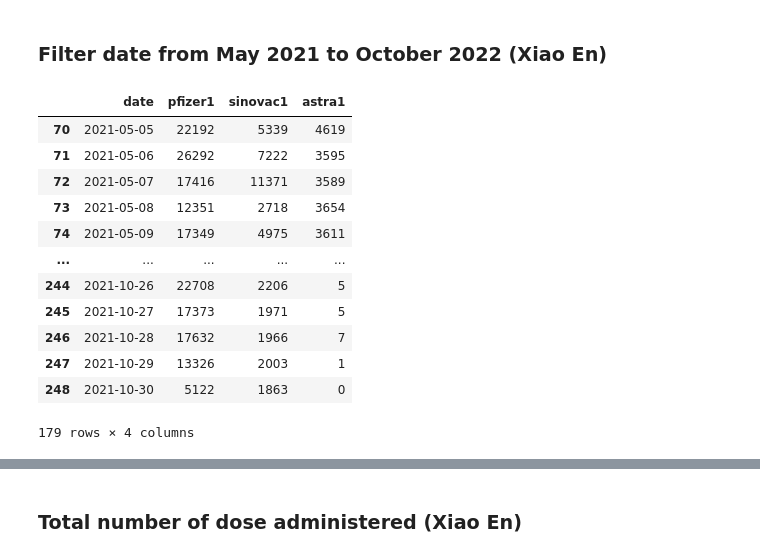
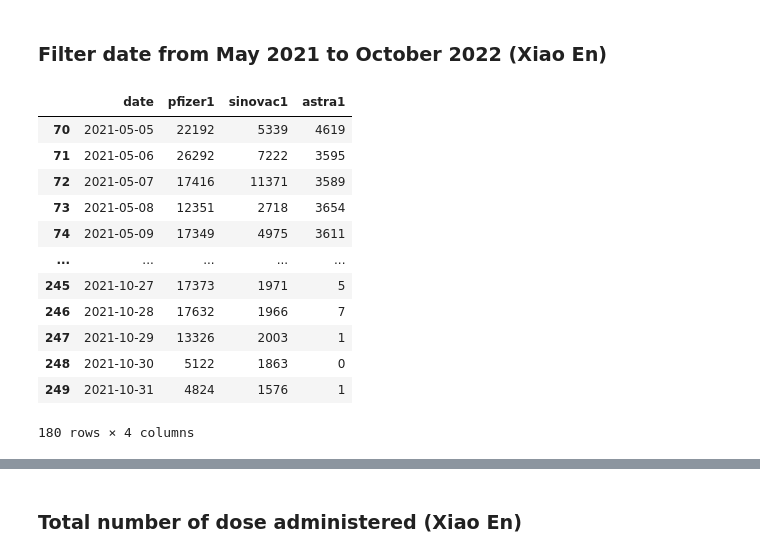
Before and after one commit to kamal089601/HIA302_Project, a Jupyter notebook: HIA302_Project/HIA302_Project.ipynb, the cells around one changed output, grey strips where cells are left out. Cells and saved outputs as stored; diff of their text form; code cells hidden in the pictures.

```diff
--- a/HIA302_Project/HIA302_Project.ipynb
+++ b/HIA302_Project/HIA302_Project.ipynb
@@ -600,21 +600,21 @@ sinovac           922         1062        781      419
 # %% [markdown]
 ### Filter date from May 2021 to October 2022 (Xiao En)
 # %%
-filter_date = df_vaccine_drop[70:249].copy()
+filter_date = df_vaccine_drop[70:250].copy()
 dose1 = filter_date[["date", "pfizer1", "sinovac1", "astra1"]]
 dose2 = filter_date[["date", "pfizer2", "sinovac2", "astra2"]]
 dose1
 # %% [output]
 |  | date | pfizer1 | sinovac1 | astra1 |
 | 70 | 2021-05-05 | 22192 | 5339 | 4619 |
 | 71 | 2021-05-06 | 26292 | 7222 | 3595 |
 | 72 | 2021-05-07 | 17416 | 11371 | 3589 |
 | 73 | 2021-05-08 | 12351 | 2718 | 3654 |
 | 74 | 2021-05-09 | 17349 | 4975 | 3611 |
 | ... | ... | ... | ... | ... |
-| 244 | 2021-10-26 | 22708 | 2206 | 5 |
 | 245 | 2021-10-27 | 17373 | 1971 | 5 |
 | 246 | 2021-10-28 | 17632 | 1966 | 7 |
 | 247 | 2021-10-29 | 13326 | 2003 | 1 |
 | 248 | 2021-10-30 | 5122 | 1863 | 0 |
+| 249 | 2021-10-31 | 4824 | 1576 | 1 |
-179 rows × 4 columns
+180 rows × 4 columns
```
Also changed, not shown: parts of 16 cells of this notebook.
